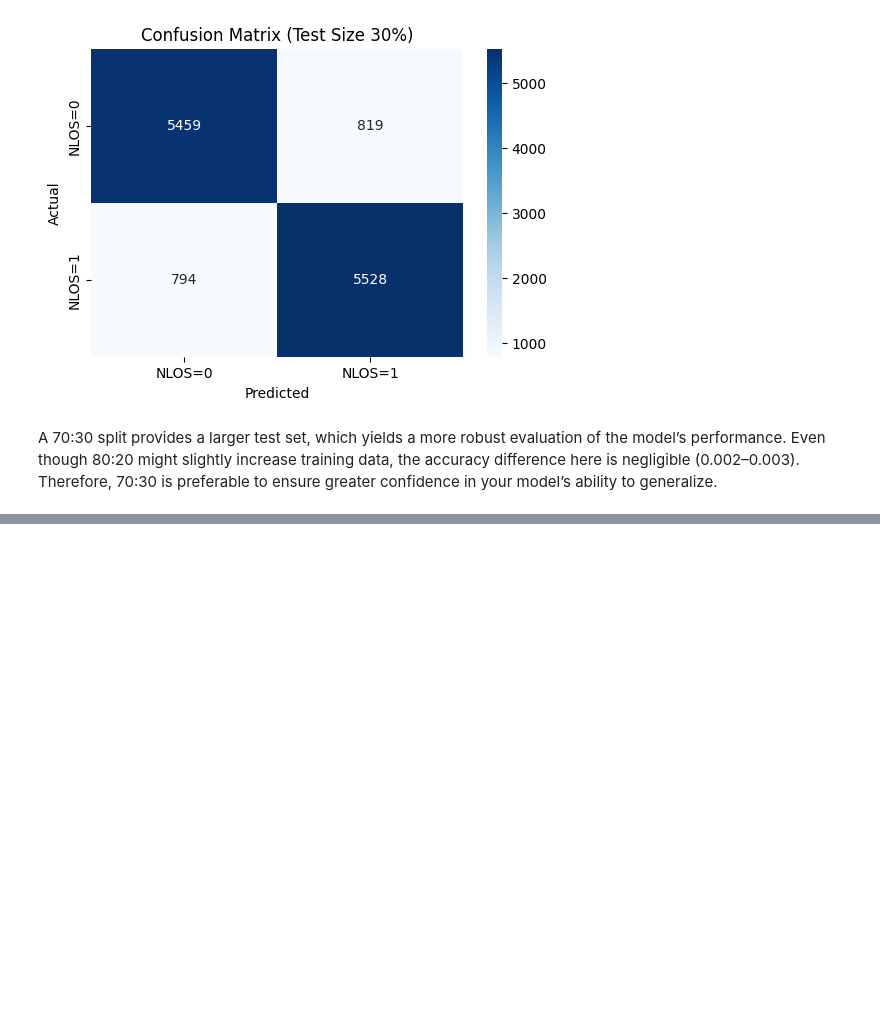
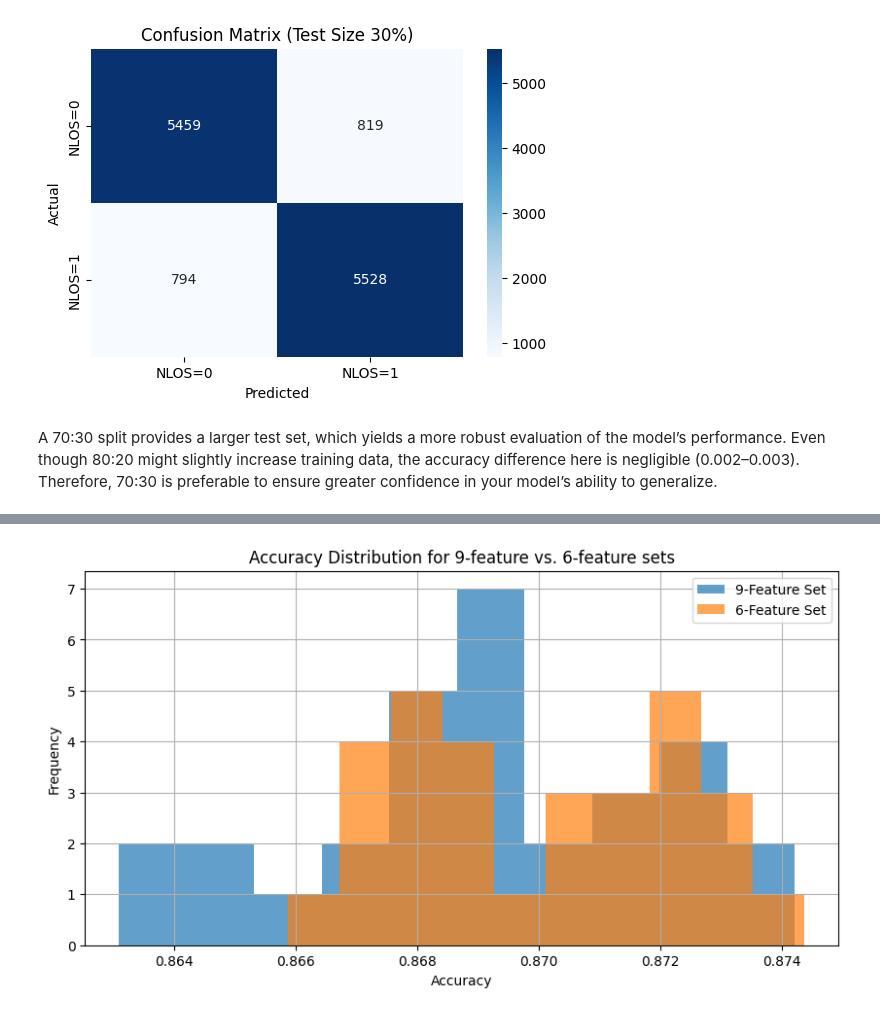
Before and after one commit to jaywmz/UWB-LOS-NLOS-Data-Analytics, a Jupyter notebook: models/NLOS_classfier_mining.ipynb, the cells around one changed output, grey strips where cells are left out. Cells and saved outputs as stored; diff of their text form; code cells hidden in the pictures; blank space fills up the shorter version.

```diff
--- a/models/NLOS_classfier_mining.ipynb
+++ b/models/NLOS_classfier_mining.ipynb
@@ -276,0 +408,86 @@ The marginal benefit of slightly more training data (80:20) does not appear to m
+# %%
+import pandas as pd
+import numpy as np
+import matplotlib.pyplot as plt
+import seaborn as sns
+from sklearn.model_selection import train_test_split
+from sklearn.tree import DecisionTreeClassifier
+from sklearn.metrics import accuracy_score
+import scipy.stats as stats
+
+# --- Evaluation Function ---
+def repeated_splits_evaluation(X, y, test_size=0.30, n_repeats=30, base_random_state=42):
+    accuracies = []
+    for i in range(n_repeats):
+        rs = base_random_state + i
+        X_train, X_test, y_train, y_test = train_test_split(X, y, test_size=test_size, random_state=rs)
+        clf = DecisionTreeClassifier(random_state=rs)
+        clf.fit(X_train, y_train)
+        y_pred = clf.predict(X_test)
+        accuracies.append(accuracy_score(y_test, y_pred))
+    return np.array(accuracies)
+
+# --- Load Datasets and Define Feature Sets ---
+
+# For the 9-feature set:
+# File from final_preprocessed_8PCs_both_all.csv is assumed to have all features.
+file_path_9 = "../dataset/prepared/final_preprocessed_8PCs_both_all.csv"
+df9 = pd.read_csv(file_path_9)
+# Drop low-importance features identified for the 9-feature set:
+low_importance_features_9 = [
+    "CIR_PC4", "CIR_PC7", "CIR_PC5", "CIR_PC2", "CIR_PC6", "CIR_PC8", "STDEV_NOISE", "FP_AMP3", "FP_AMP1"
+]
+features_to_drop_9 = ["NLOS"] + low_importance_features_9
+X_9 = df9.drop(columns=features_to_drop_9, errors="ignore")
+y_9 = df9["NLOS"]
+
+# For the 6-feature set:
+# File from ClassifierPreparedDataset.csv is assumed to have a different (simpler) set.
+file_path_6 = "../dataset/prepared/ClassifierPreparedDataset.csv"
+df6 = pd.read_csv(file_path_6)
+# Drop low-importance features identified for the 6-feature set:
+low_importance_features_6 = ["FP_IDX", "FP_AMP2", "FRAME_LEN", "CH", "PREAM_LEN"]
+features_to_drop_6 = ["NLOS"] + low_importance_features_6
+X_6 = df6.drop(columns=features_to_drop_6, errors="ignore")
+y_6 = df6["NLOS"]
+
+# --- Repeated Splits Evaluation ---
+acc_9 = repeated_splits_evaluation(X_9, y_9, test_size=0.30, n_repeats=30, base_random_state=42)
+acc_6 = repeated_splits_evaluation(X_6, y_6, test_size=0.30, n_repeats=30, base_random_state=42)
+
+mean_acc_9 = np.mean(acc_9)
+std_acc_9 = np.std(acc_9)
+mean_acc_6 = np.mean(acc_6)
+std_acc_6 = np.std(acc_6)
+
+print("9-feature set accuracy: Mean =", mean_acc_9, "Std =", std_acc_9)
+print("6-feature set accuracy: Mean =", mean_acc_6, "Std =", std_acc_6)
+
+# --- Statistical Testing ---
+t_stat, p_value = stats.ttest_ind(acc_9, acc_6)
+print("\nT-test results: t-statistic =", t_stat, ", p-value =", p_value)
+if p_value < 0.05:
+    print("Statistically significant difference between the two feature sets.")
+else:
+    print("No statistically significant difference between the two feature sets.")
+
+# --- Conclusion ---
+if mean_acc_9 > mean_acc_6:
+    chosen_set = "9-feature set"
+else:
+    chosen_set = "6-feature set"
+
+print(f"\nConclusion: Both feature sets yield nearly identical performance (difference ~0.0002 in accuracy).")
+print(f"Given the simplicity of the {chosen_set}, it is recommended for further modeling.")
+
+# --- Plot Histograms for Visual Comparison ---
+plt.figure(figsize=(10,5))
+plt.hist(acc_9, bins=10, alpha=0.7, label="9-Feature Set")
+plt.hist(acc_6, bins=10, alpha=0.7, label="6-Feature Set")
+plt.xlabel("Accuracy")
+plt.ylabel("Frequency")
+plt.title("Accuracy Distribution for 9-feature vs. 6-feature sets")
+plt.legend()
+plt.grid(True)
+plt.show()
+# %% [output]
@@ -276,0 +502 @@ The marginal benefit of slightly more training data (80:20) does not appear to m
+[figure, added]
```
Also changed, not shown: parts of 14 cells of this notebook, 3 other files.
